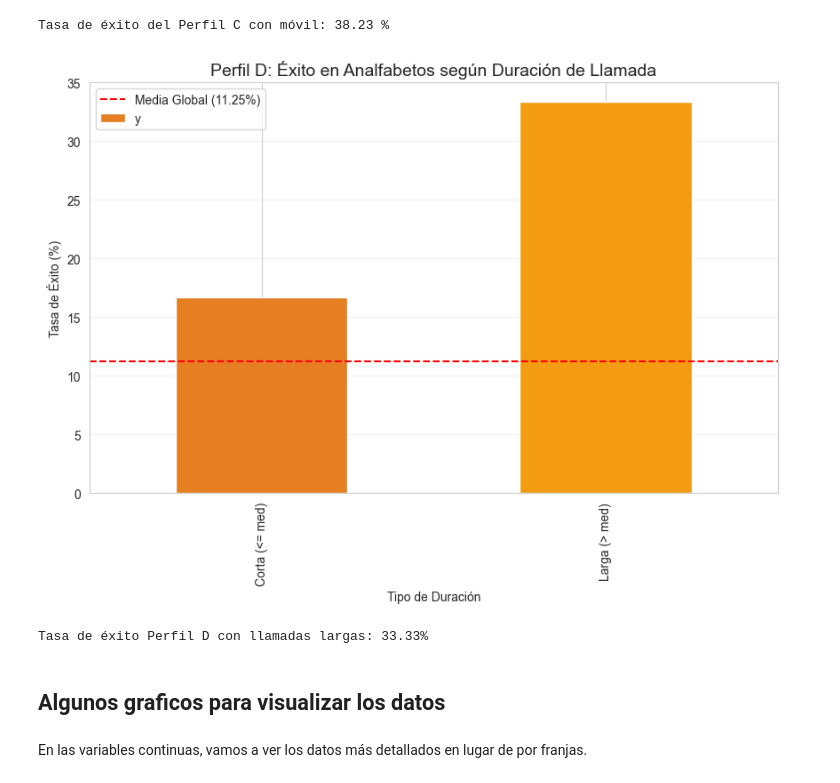
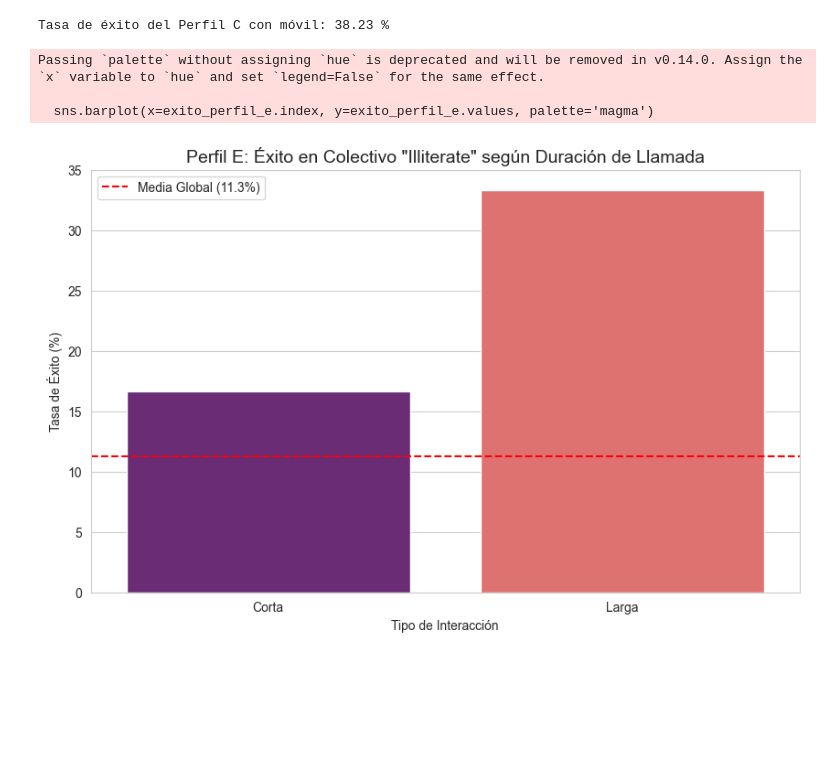
Before and after one commit to claudiarm2002/DataProject-Python-for-Data, a Jupyter notebook: DataProject_PythonForData.ipynb, the cells around one changed output. Drawn from its saved outputs; the diff is of its cells as text; code cells hidden in the pictures; blank space fills up the shorter version.

```diff
--- a/DataProject_PythonForData.ipynb
+++ b/DataProject_PythonForData.ipynb
@@ -1597,39 +1708,33 @@ print("Tasa de éxito del Perfil C con móvil:", round(exito_canal_joven['cellul
 [figure]
 Tasa de éxito del Perfil C con móvil: 38.23 %
 # %%
-duracion_umbral = data_merged['last_call_duration'].median()
+media_duracion = data_merged['last_call_duration'].mean()
 
-# 2. Definición del Perfil D: Nivel educativo 'illiterate'
-df_illiterate = data_merged[data_merged['education'] == 'illiterate'].copy()
+# 2. Aislamiento del Perfil E: Nivel educativo 'illiterate'
+df_perfil_e = data_merged[data_merged['education'] == 'illiterate'].copy()
 
-# 3. Creación de categorías de duración para este perfil
-df_illiterate['duracion_tipo'] = df_illiterate['last_call_duration'].apply(
-    lambda x: 'Larga (> med)' if x > duracion_umbral else 'Corta (<= med)'
+# 3. Segmentación por duración dentro del Perfil E
+# Comparamos llamadas cortas vs largas (basadas en la media de la campaña)
+df_perfil_e['tipo_llamada'] = df_perfil_e['last_call_duration'].apply(
+    lambda x: 'Larga' if x > media_duracion else 'Corta'
 )
 
-# 4. Cálculo de la tasa de éxito
-exito_perfil_d = df_illiterate.groupby('duracion_tipo')['y'].mean() * 100
+# 4. Cálculo de tasas de éxito
+exito_perfil_e = df_perfil_e.groupby('tipo_llamada')['y'].mean() * 100
+tasa_media_global = data_merged['y'].mean() * 100
 
-# 5. Comparativa con la media global (11.25%)
-media_global = data_merged['y'].mean() * 100
+# 5. Visualización del impacto de la "Paciencia Comercial"
+plt.figure(figsize=(10, 6))
+sns.barplot(x=exito_perfil_e.index, y=exito_perfil_e.values, palette='magma')
+plt.axhline(y=tasa_media_global, color='red', linestyle='--', label=f'Media Global ({tasa_media_global:.1f}%)')
 
-# 6. Visualización
-plt.figure(figsize=(10, 6))
-exito_perfil_d.plot(kind='bar', color=['#e67e22', '#f39c12'], ax=plt.gca())
-plt.axhline(y=media_global, color='red', linestyle='--', label=f'Media Global ({media_global:.2f}%)')
-
-plt.title('Perfil D: Éxito en Analfabetos según Duración de Llamada', fontsize=14)
+plt.title('Perfil E: Éxito en Colectivo "Illiterate" según Duración de Llamada', fontsize=14)
 plt.ylabel('Tasa de Éxito (%)')
-plt.xlabel('Tipo de Duración')
+plt.xlabel('Tipo de Interacción')
 plt.legend()
-plt.grid(axis='y', alpha=0.3)
 plt.show()
-
-print(f"Tasa de éxito Perfil D con llamadas largas: {exito_perfil_d['Larga (> med)']:.2f}%")
 # %% [output]
+Passing `palette` without assigning `hue` is deprecated and will be removed in v0.14.0. Assign the `x` variable to `hue` and set `legend=False` for the same effect.
+
+  sns.barplot(x=exito_perfil_e.index, y=exito_perfil_e.values, palette='magma')
-[figure, old version]
+[figure, new version]
-Tasa de éxito Perfil D con llamadas largas: 33.33%
-# %% [markdown]
-## Algunos graficos para visualizar los datos
-# %% [markdown]
-En las variables continuas, vamos a ver los datos más detallados en lugar de por franjas.
```
Also changed, not shown: parts of 43 cells of this notebook, 2 other files.
